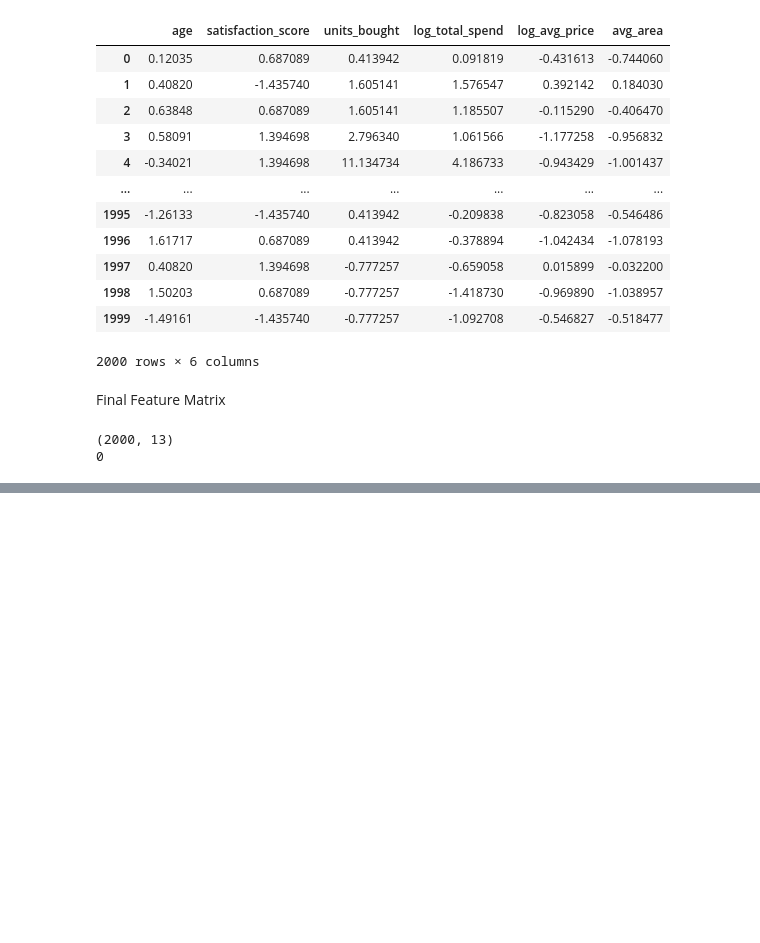
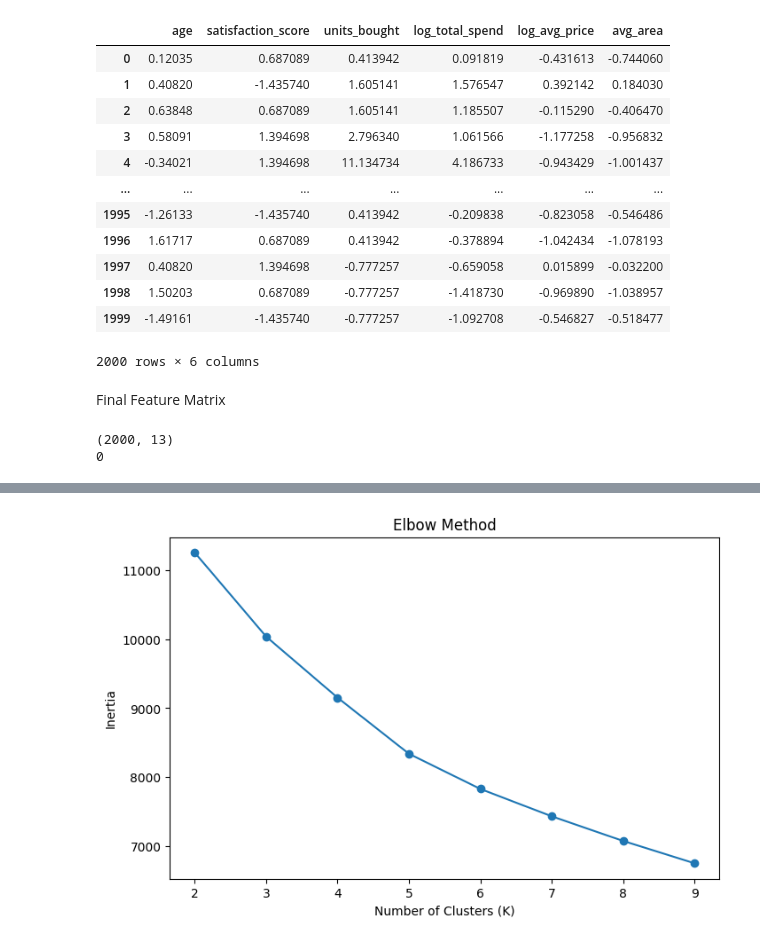
Before and after one commit to ramchandan2059-hue/Financial-Analytics-Real-Estate, a Jupyter notebook: notebooks/financial_real_estate_analysis.ipynb, the cells around one changed output, grey strips where cells are left out. Drawn from its saved outputs; the diff is of its cells as text; code cells hidden in the pictures; blank space fills up the shorter version.

```diff
--- a/notebooks/financial_real_estate_analysis.ipynb
+++ b/notebooks/financial_real_estate_analysis.ipynb
@@ -639,0 +646,14 @@ print(x.isnull().sum().sum())
+# %%
+#Elbow Method
+
+inertia = []
+
+for k in range(2,10):
+    kmeans = KMeans(
+    n_clusters=k,
+    random_state=42,
+    n_init=10
+)
+    kmeans.fit(x)
+
+    inertia.append(kmeans.inertia_)
@@ -639,0 +675,23 @@ print(x.isnull().sum().sum())
+# %%
+
+
+plt.figure(figsize=(8, 5))
+
+plt.plot(
+    range(2, 10),
+    inertia,
+    marker='o'
+)
+
+plt.xlabel('Number of Clusters (K)')
+plt.ylabel('Inertia')
+plt.title('Elbow Method')
+
+plt.savefig("../visualizations/elbow_method.png", dpi=300, bbox_inches="tight")
+plt.savefig("../visualizations/elbow_method.png", dpi=300, bbox_inches="tight")
+
+
+
+plt.show()
+# %% [output]
+[figure, added]
```
Also changed, not shown: parts of 42 cells of this notebook, 16 other files.
